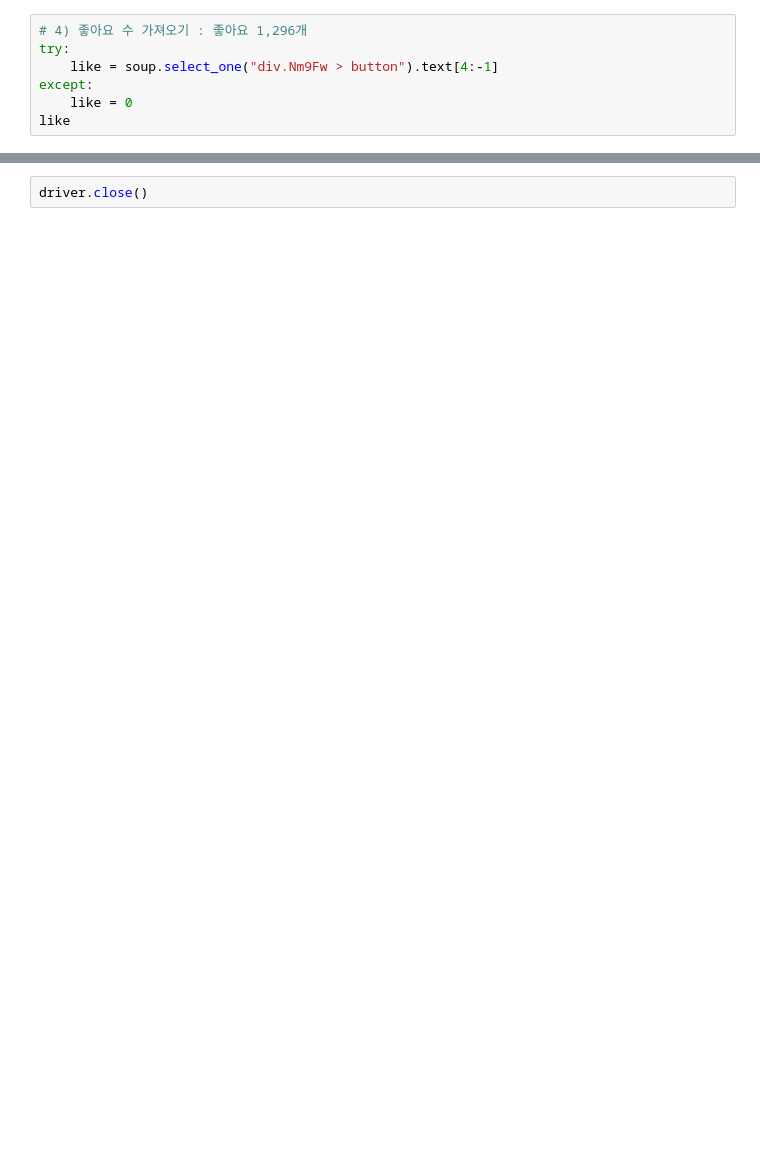
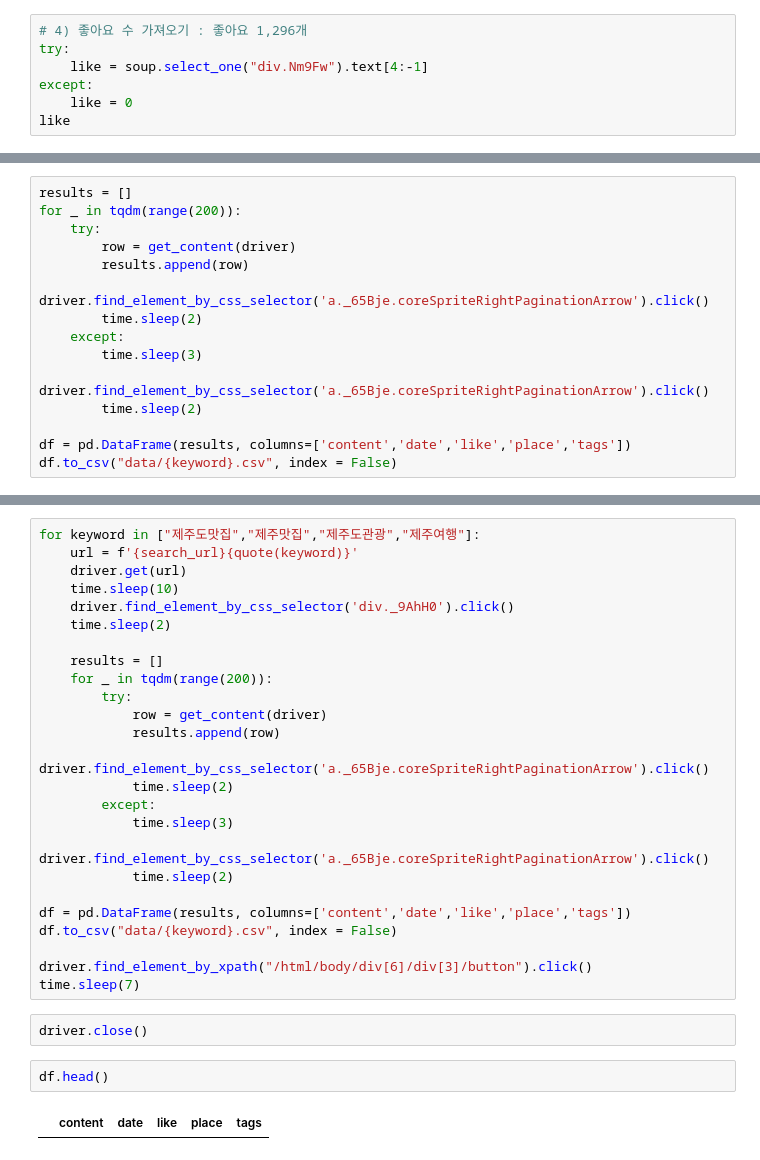
Before and after one commit to moon-bh730/03.DataAnalysis, a Jupyter notebook: 05.크롤링/10_제주명소_인스타.ipynb, the cells around one changed output, grey strips where cells are left out. Cells and saved outputs as stored; diff of their text form; blank space fills up the shorter version.

```diff
--- a/05.크롤링/10_제주명소_인스타.ipynb
+++ b/05.크롤링/10_제주명소_인스타.ipynb
@@ -104,7 +106,7 @@ date
 # %%
 # 4) 좋아요 수 가져오기 : 좋아요 1,296개
 try:
-    like = soup.select_one("div.Nm9Fw > button").text[4:-1]
+    like = soup.select_one("div.Nm9Fw").text[4:-1]
 except:
     like = 0
 like
@@ -155,0 +201,15 @@ driver.find_element_by_xpath("/html/body/div[6]/div[3]/button").click()
+# %%
+results = []
+for _ in tqdm(range(200)):
+    try:
+        row = get_content(driver)
+        results.append(row)
+        driver.find_element_by_css_selector('a._65Bje.coreSpriteRightPaginationArrow').click()
+        time.sleep(2)
+    except:
+        time.sleep(3)
+        driver.find_element_by_css_selector('a._65Bje.coreSpriteRightPaginationArrow').click()
+        time.sleep(2)
+
+df = pd.DataFrame(results, columns=['content','date','like','place','tags'])
+df.to_csv("data/{keyword}.csv", index = False)
@@ -156,2 +224,31 @@ driver.find_element_by_xpath("/html/body/div[6]/div[3]/button").click()
+# %%
+for keyword in ["제주도맛집","제주맛집","제주도관광","제주여행"]:
+    url = f'{search_url}{quote(keyword)}'
+    driver.get(url)
+    time.sleep(10)
+    driver.find_element_by_css_selector('div._9AhH0').click()
+    time.sleep(2)
+
+    results = []
+    for _ in tqdm(range(200)):
+        try:
+            row = get_content(driver)
+            results.append(row)
+            driver.find_element_by_css_selector('a._65Bje.coreSpriteRightPaginationArrow').click()
+            time.sleep(2)
+        except:
+            time.sleep(3)
+            driver.find_element_by_css_selector('a._65Bje.coreSpriteRightPaginationArrow').click()
+            time.sleep(2)
+
+df = pd.DataFrame(results, columns=['content','date','like','place','tags'])
+df.to_csv("data/{keyword}.csv", index = False)
+
+driver.find_element_by_xpath("/html/body/div[6]/div[3]/button").click()
+time.sleep(7)
 # %%
 driver.close()
+# %%
+df.head()
+# %% [output]
+|  | content | date | like | place | tags |
```
Also changed, not shown: parts of 10 cells of this notebook, 13 other files.
